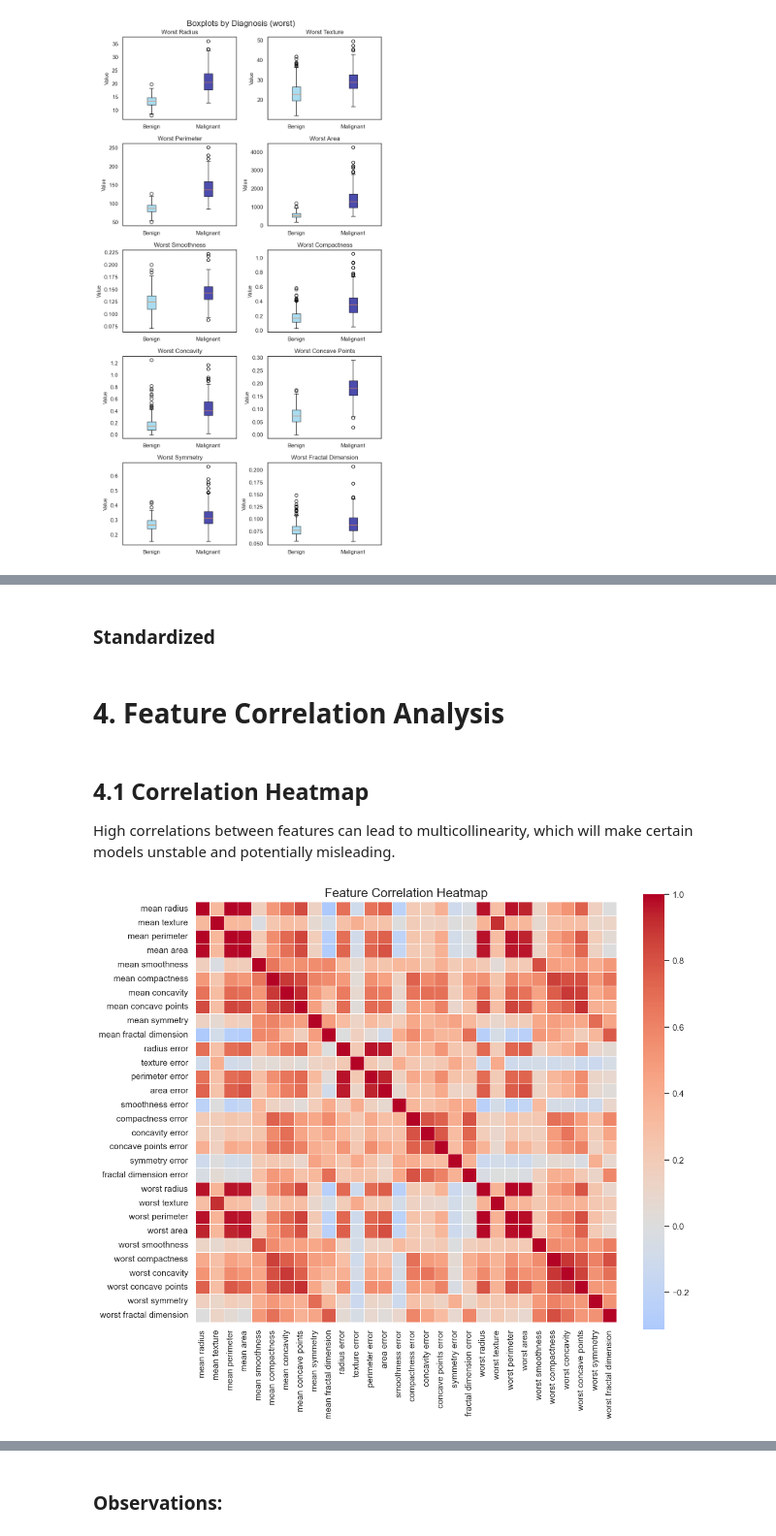
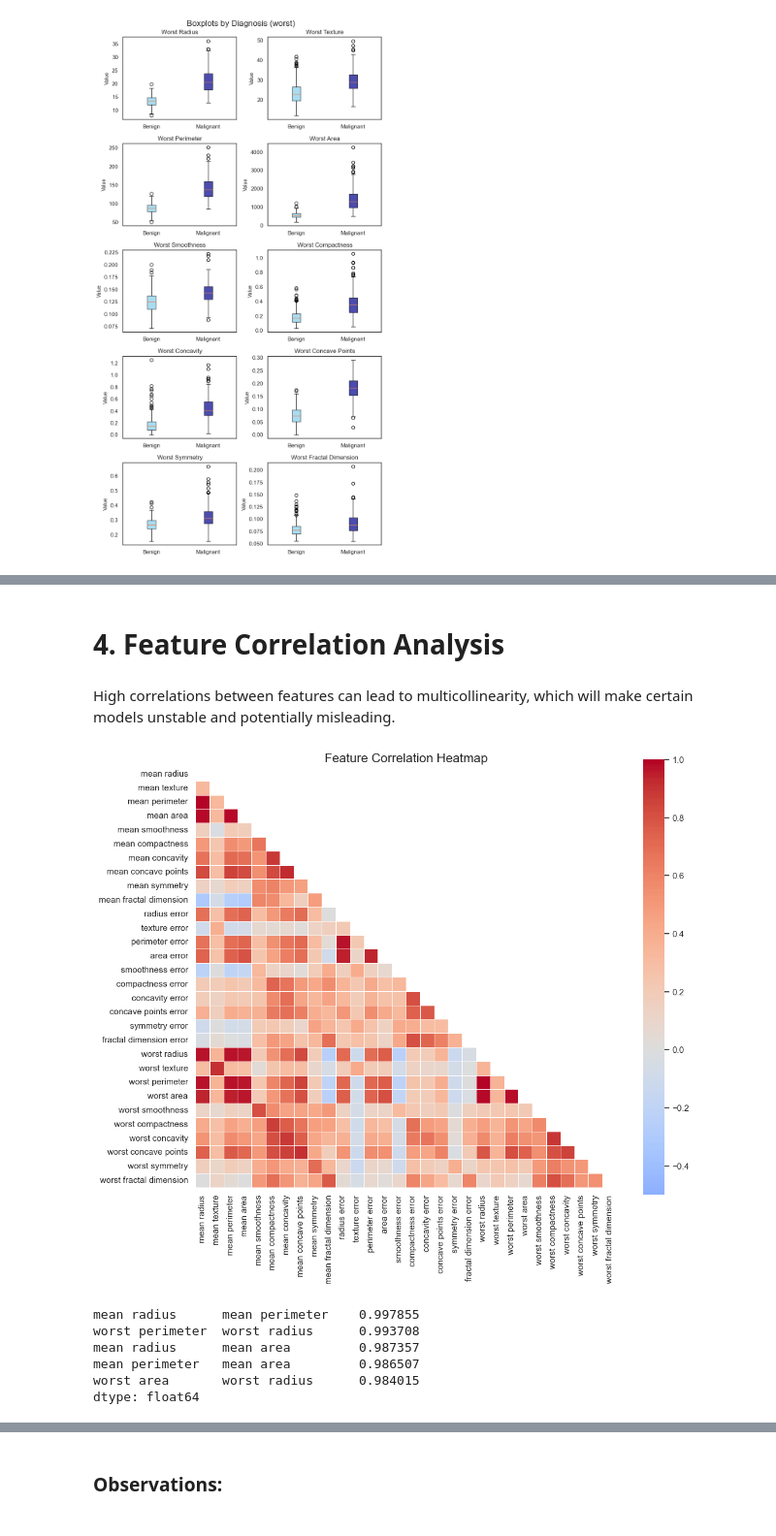
Before and after one commit to sarahcreighton/breast-cancer-classifier, a Jupyter notebook: notebooks/01_eda.ipynb, the cells around one changed output, grey strips where cells are left out. Shown at 97% size. Cells and saved outputs as stored; diff of their text form; code cells hidden in the pictures.

```diff
--- a/notebooks/01_eda.ipynb
+++ b/notebooks/01_eda.ipynb
@@ -346,24 +364,43 @@ for m in measures:
-# %% [markdown]
-### Standardized
 # %% [markdown]
 # 4. Feature Correlation Analysis
 # %% [markdown]
-## 4.1 Correlation Heatmap
 High correlations between features can lead to multicollinearity, which will make certain models unstable and potentially misleading.
-# %%
-plt.figure(figsize=(12, 10))
-
-corr = df.drop(columns = "diagnosis").corr()
-
-sns.heatmap(
-    corr,
-    cmap = "coolwarm",
-    center = 0,
-    square = True,
-    linewidths = 0.5
-)
-
-plt.title("Feature Correlation Heatmap", fontsize = 16)
-plt.show()
-# %% [output]
-[figure, removed]
+# %%
+## --- FEATURE CORRELATION HEATMAP --- ##
+
+# Plot all 30
+plt.figure(figsize = (12, 10))
+
+# calculate correlations
+corr = df.drop(columns = "diagnosis").corr()
+
+# do not plot upper triangle
+mask = np.triu(np.ones_like(corr, dtype=bool))
+
+# plot correlation matrix
+sns.heatmap(
+    corr,
+    mask = mask,
+    cmap = "coolwarm",
+    center = 0,
+    square = True,
+    linewidths = 0.5,
+    vmin = -0.5,
+    vmax = 1
+)
+
+# add title
+plt.title("Feature Correlation Heatmap", fontsize = 16)
+plt.show()
+
+# get highest correlations
+high_corr = corr[(abs(corr) > 0.9) & (abs(corr) < 1.0)]
+print(high_corr.stack().sort_values(ascending=False).iloc[::2].head(5))
+# %% [output]
+[figure, added]
+mean radius      mean perimeter    0.997855
+worst perimeter  worst radius      0.993708
+mean radius      mean area         0.987357
+mean perimeter   mean area         0.986507
+worst area       worst radius      0.984015
+dtype: float64
```
Also changed, not shown: parts of 38 cells of this notebook, 3 other files.
